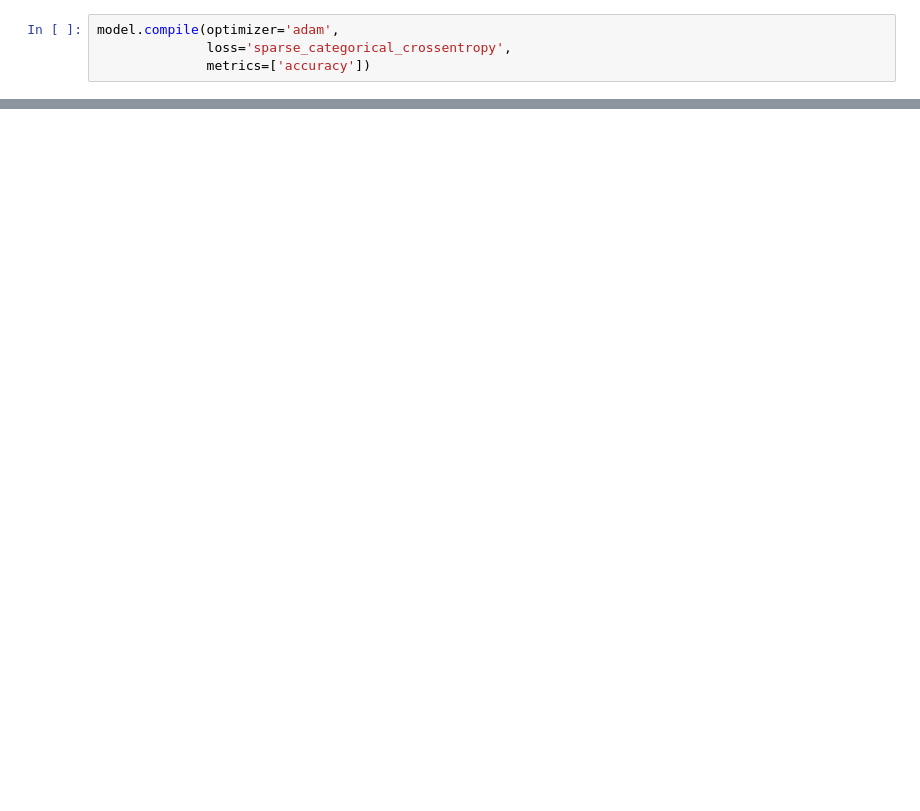
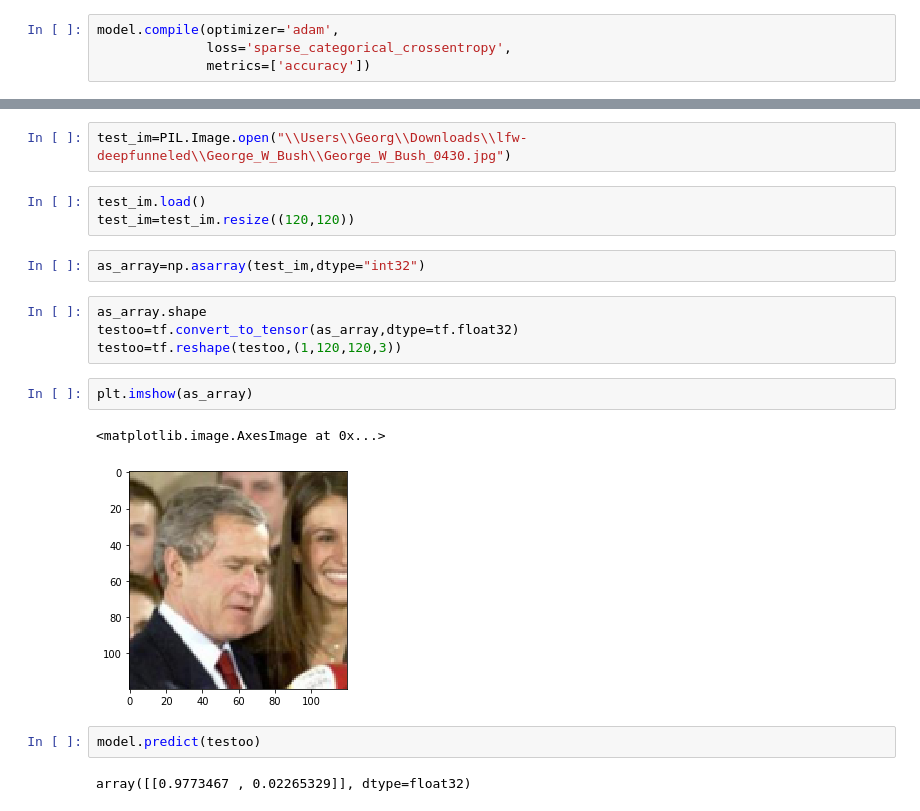
Before and after one commit to hacker-yorik/Face-Recognition-, a Jupyter notebook: Face Recognition.ipynb, the cells around one changed output, grey strips where cells are left out. Cells and saved outputs as stored; diff of their text form; blank space fills up the shorter version.

```diff
--- a/Face Recognition.ipynb
+++ b/Face Recognition.ipynb
@@ -85,0 +115,20 @@ ValueError: Error when checking input: expected conv2d_21_input to have 4 dimens
+# %%
+test_im=PIL.Image.open("\\Users\\Georg\\Downloads\\lfw-deepfunneled\\George_W_Bush\\George_W_Bush_0430.jpg")
+# %%
+test_im.load()
+test_im=test_im.resize((120,120))
+# %%
+as_array=np.asarray(test_im,dtype="int32")
+# %%
+as_array.shape
+testoo=tf.convert_to_tensor(as_array,dtype=tf.float32)
+testoo=tf.reshape(testoo,(1,120,120,3))
+# %%
+plt.imshow(as_array)
+# %% [output]
+<matplotlib.image.AxesImage at 0x...>
+[figure, added]
+# %%
+model.predict(testoo)
+# %% [output]
+array([[0.9773467 , 0.02265329]], dtype=float32)
```
Also changed, not shown: parts of 9 cells of this notebook.
